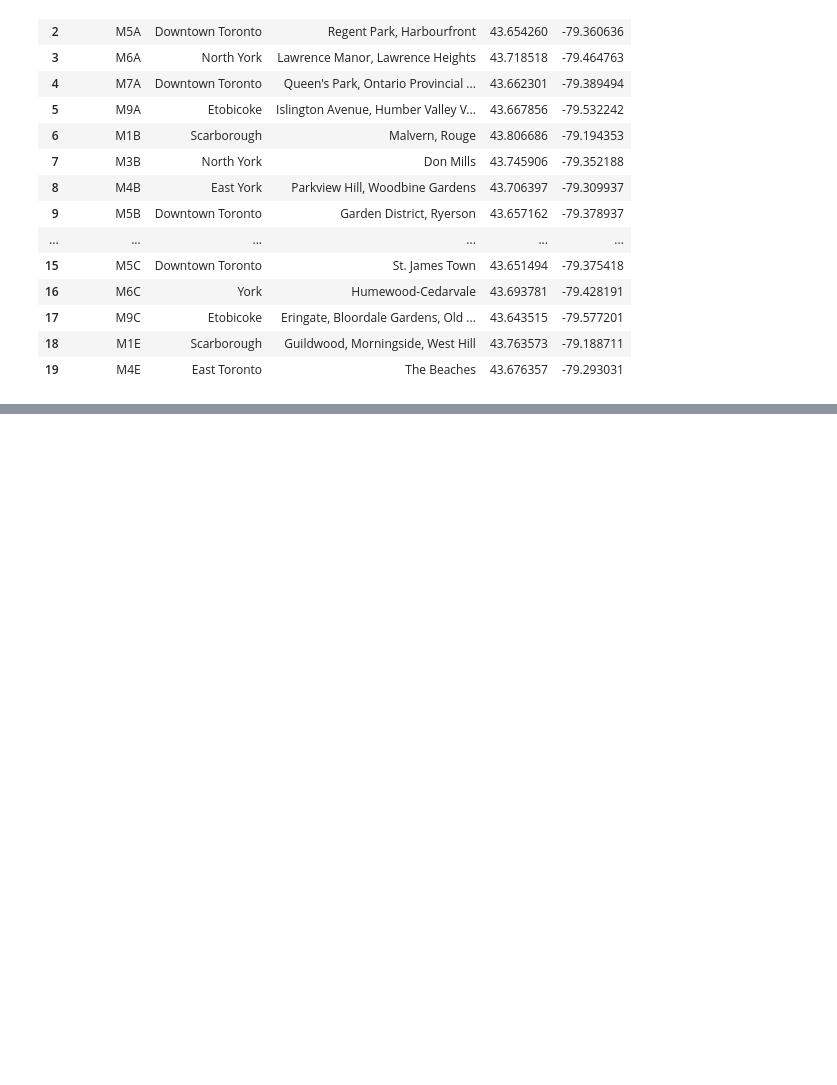
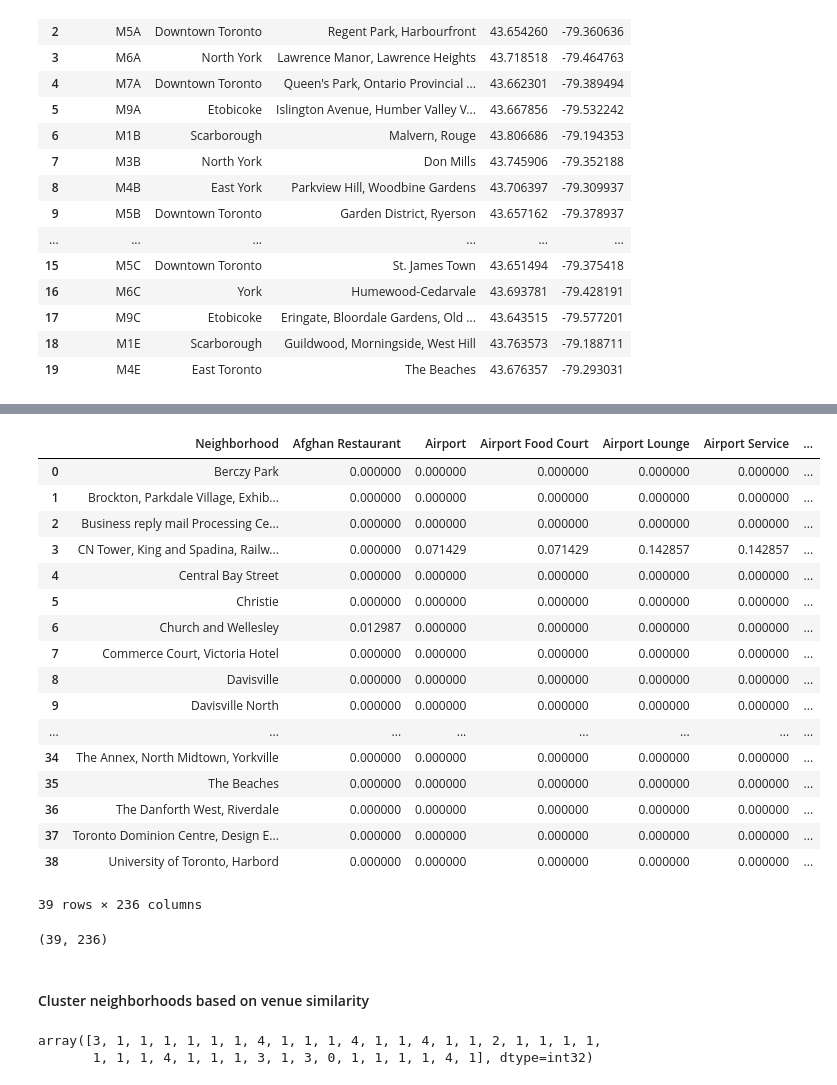
Before and after one commit to richtimm/coursera, a Jupyter notebook: Segmenting and Clustering Neighborhoods in Toronto.ipynb, the cells around one changed output, grey strips where cells are left out. Cells and saved outputs as stored; diff of their text form; code cells hidden in the pictures; blank space fills up the shorter version.

Commit message:
Added cluster analysis and visualization of clusters of Toronto neighborhoods

```diff
--- a/Segmenting and Clustering Neighborhoods in Toronto.ipynb
+++ b/Segmenting and Clustering Neighborhoods in Toronto.ipynb
@@ -92,0 +134,3 @@ df.head(20)
+# %%
+toronto_data = df[df['Borough'].str.contains('Toronto')].reset_index(drop=True)
+toronto_data.head()
@@ -92,0 +176,3 @@ df.head(20)
+# %%
+VERSION = '20200430' # Foursquare API version
+LIMIT = 100
@@ -92,0 +225,5 @@ df.head(20)
+# %%
+toronto_venues = getNearbyVenues(names=toronto_data['Neighborhood'],
+                                   latitudes=toronto_data['Latitude'],
+                                   longitudes=toronto_data['Longitude'])
+toronto_venues.head()
@@ -92,0 +282,13 @@ df.head(20)
+# %%
+# one hot encoding
+toronto_onehot = pd.get_dummies(toronto_venues[['Venue Category']], prefix="", prefix_sep="")
+toronto_onehot = toronto_onehot.drop(columns=['Neighborhood'])
+
+# add neighborhood column back to dataframe
+toronto_onehot['Neighborhood'] = toronto_venues['Neighborhood']
+
+# move neighborhood column to the first column
+fixed_columns = [toronto_onehot.columns[-1]] + list(toronto_onehot.columns[:-1])
+toronto_onehot = toronto_onehot[fixed_columns]
+
+toronto_onehot.head()
@@ -92,0 +303,43 @@ df.head(20)
+# %%
+toronto_grouped = toronto_onehot.groupby('Neighborhood').mean().reset_index()
+toronto_grouped
+# %% [output]
+|  | Neighborhood | Afghan Restaurant | Airport | Airport Food Court | Airport Lounge | Airport Service | ... |
+| 0 | Berczy Park | 0.000000 | 0.000000 | 0.000000 | 0.000000 | 0.000000 | ... |
+| 1 | Brockton, Parkdale Village, Exhib... | 0.000000 | 0.000000 | 0.000000 | 0.000000 | 0.000000 | ... |
+| 2 | Business reply mail Processing Ce... | 0.000000 | 0.000000 | 0.000000 | 0.000000 | 0.000000 | ... |
+| 3 | CN Tower, King and Spadina, Railw... | 0.000000 | 0.071429 | 0.071429 | 0.142857 | 0.142857 | ... |
+| 4 | Central Bay Street | 0.000000 | 0.000000 | 0.000000 | 0.000000 | 0.000000 | ... |
+| 5 | Christie | 0.000000 | 0.000000 | 0.000000 | 0.000000 | 0.000000 | ... |
+| 6 | Church and Wellesley | 0.012987 | 0.000000 | 0.000000 | 0.000000 | 0.000000 | ... |
+| 7 | Commerce Court, Victoria Hotel | 0.000000 | 0.000000 | 0.000000 | 0.000000 | 0.000000 | ... |
+| 8 | Davisville | 0.000000 | 0.000000 | 0.000000 | 0.000000 | 0.000000 | ... |
+| 9 | Davisville North | 0.000000 | 0.000000 | 0.000000 | 0.000000 | 0.000000 | ... |
+| ... | ... | ... | ... | ... | ... | ... | ... |
+| 34 | The Annex, North Midtown, Yorkville | 0.000000 | 0.000000 | 0.000000 | 0.000000 | 0.000000 | ... |
+| 35 | The Beaches | 0.000000 | 0.000000 | 0.000000 | 0.000000 | 0.000000 | ... |
+| 36 | The Danforth West, Riverdale | 0.000000 | 0.000000 | 0.000000 | 0.000000 | 0.000000 | ... |
+| 37 | Toronto Dominion Centre, Design E... | 0.000000 | 0.000000 | 0.000000 | 0.000000 | 0.000000 | ... |
+| 38 | University of Toronto, Harbord | 0.000000 | 0.000000 | 0.000000 | 0.000000 | 0.000000 | ... |
+39 rows × 236 columns
+# %%
+toronto_grouped.shape
+# %% [output]
+(39, 236)
+# %% [markdown]
+#### Cluster neighborhoods based on venue similarity
+# %%
+# set number of clusters
+kclusters = 5
+
+clusterdata = toronto_grouped.drop('Neighborhood', 1)
+clusterdata = StandardScaler().fit_transform(clusterdata)
+
+# run k-means clustering
+kmeans = KMeans(n_clusters=kclusters, random_state=0).fit(clusterdata)
+
+# check cluster labels generated for each row in the dataframe
+kmeans.labels_
+# %% [output]
+array([3, 1, 1, 1, 1, 1, 1, 4, 1, 1, 1, 4, 1, 1, 4, 1, 1, 2, 1, 1, 1, 1,
+       1, 1, 1, 4, 1, 1, 1, 3, 1, 3, 0, 1, 1, 1, 1, 4, 1], dtype=int32)
```
Also changed, not shown: parts of 24 cells of this notebook.
